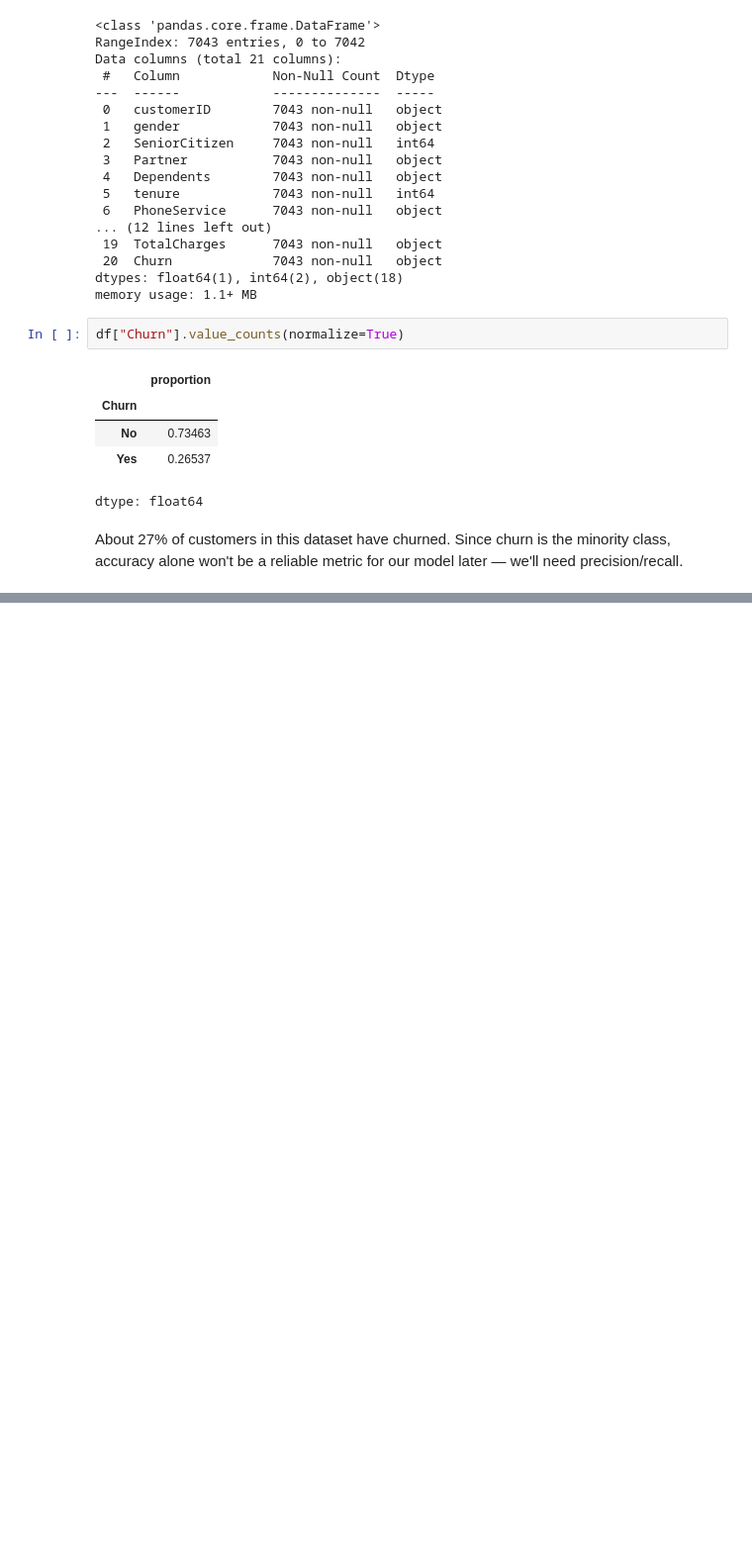
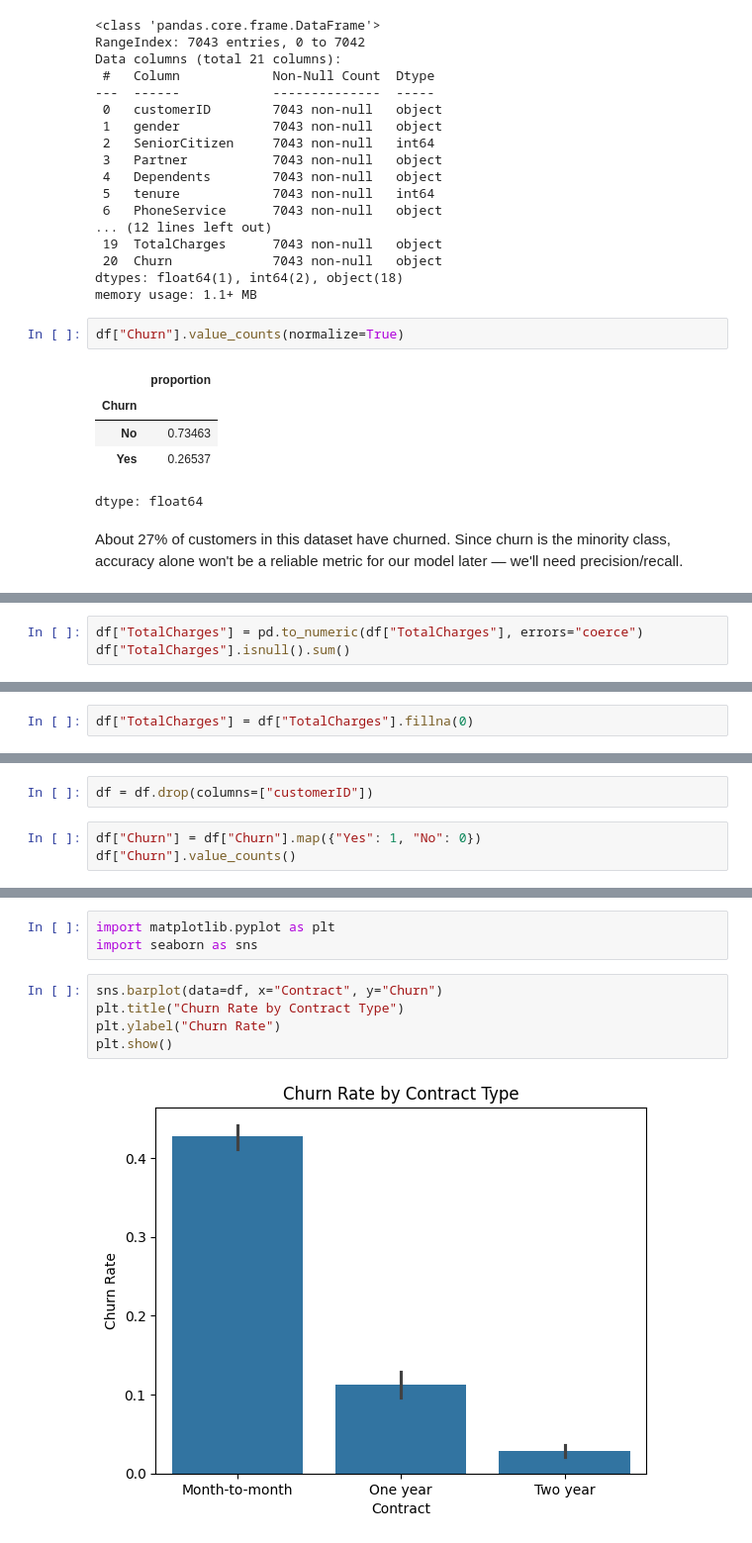
Before and after one commit to Maneeshraja19/churniq, a Jupyter notebook: notebooks/01_eda_and_modeling.ipynb, the cells around one changed output, grey strips where cells are left out. Shown at 99% size. Drawn from its saved outputs; the diff is of its cells as text; blank space fills up the shorter version.

```diff
--- a/notebooks/01_eda_and_modeling.ipynb
+++ b/notebooks/01_eda_and_modeling.ipynb
@@ -45,0 +60,3 @@ About 27% of customers in this dataset have churned. Since churn is the minority
+# %%
+df["TotalCharges"] = pd.to_numeric(df["TotalCharges"], errors="coerce")
+df["TotalCharges"].isnull().sum()
@@ -45,0 +65,2 @@ About 27% of customers in this dataset have churned. Since churn is the minority
+# %%
+df["TotalCharges"] = df["TotalCharges"].fillna(0)
@@ -45,0 +69,5 @@ About 27% of customers in this dataset have churned. Since churn is the minority
+# %%
+df = df.drop(columns=["customerID"])
+# %%
+df["Churn"] = df["Churn"].map({"Yes": 1, "No": 0})
+df["Churn"].value_counts()
@@ -45,0 +89,10 @@ About 27% of customers in this dataset have churned. Since churn is the minority
+# %%
+import matplotlib.pyplot as plt
+import seaborn as sns
+# %%
+sns.barplot(data=df, x="Contract", y="Churn")
+plt.title("Churn Rate by Contract Type")
+plt.ylabel("Churn Rate")
+plt.show()
+# %% [output]
+[figure, added]
```
Also changed, not shown: parts of 12 cells of this notebook.
